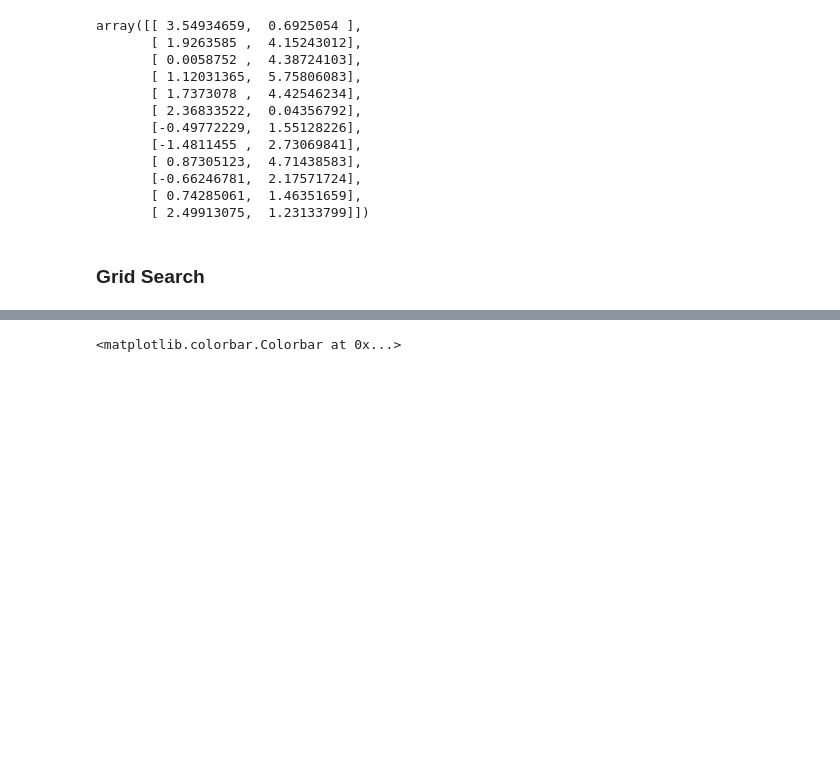
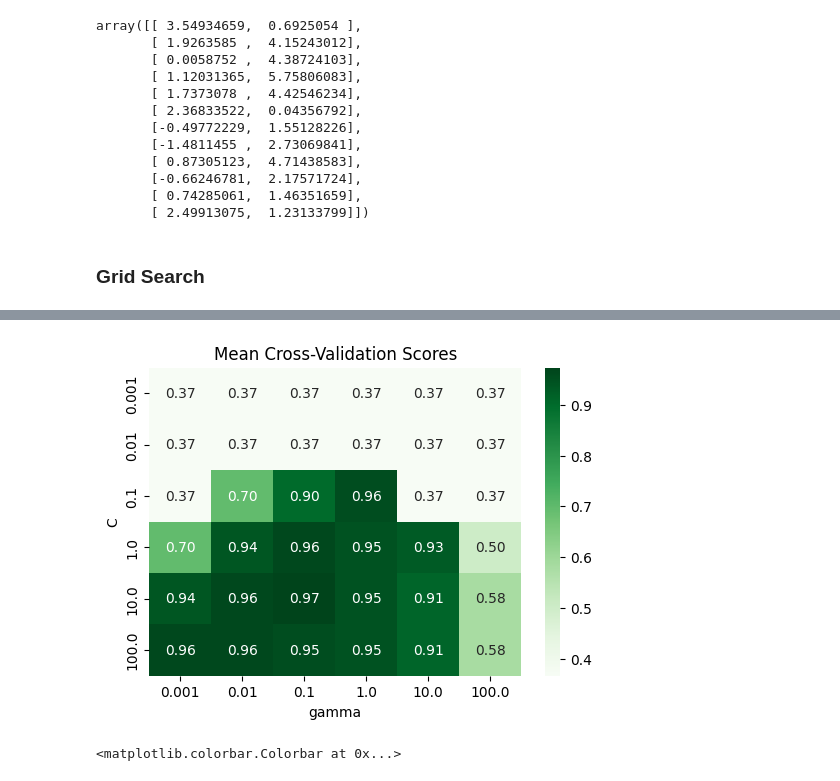
Before and after one commit to MinyaevAndrey/-, a Jupyter notebook: 05-model-evaluation-and-improvement.ipynb, the cells around one changed output, grey strips where cells are left out. Cells and saved outputs as stored; diff of their text form; code cells hidden in the pictures; blank space fills up the shorter version.

```diff
--- a/05-model-evaluation-and-improvement.ipynb
+++ b/05-model-evaluation-and-improvement.ipynb
@@ -434,3 +375,26 @@ mglearn.tools.heatmap(scores, xlabel='gamma', xticklabels=param_grid['gamma'],
+# %%
+import matplotlib.pyplot as plt
+import pandas as pd
+import numpy as np
+
+scores = np.array(results.mean_test_score).reshape(6, 6)
+
+df_scores = pd.DataFrame(scores,
+                         index=param_grid['C'],
+                         columns=param_grid['gamma'])
+
+plt.figure(figsize=(6, 4))
+sns.heatmap(df_scores,
+            annot=True,
+            fmt='.2f',
+            cmap='Greens'
+)
+plt.xlabel('gamma')
+plt.ylabel('C')
+plt.title('Mean Cross-Validation Scores')
+plt.show()
+# %% [output]
+[figure, added]
 # %%
 fig, axes = plt.subplots(1, 3, figsize=(13, 5))
 
```
Also changed, not shown: parts of 32 cells of this notebook.
